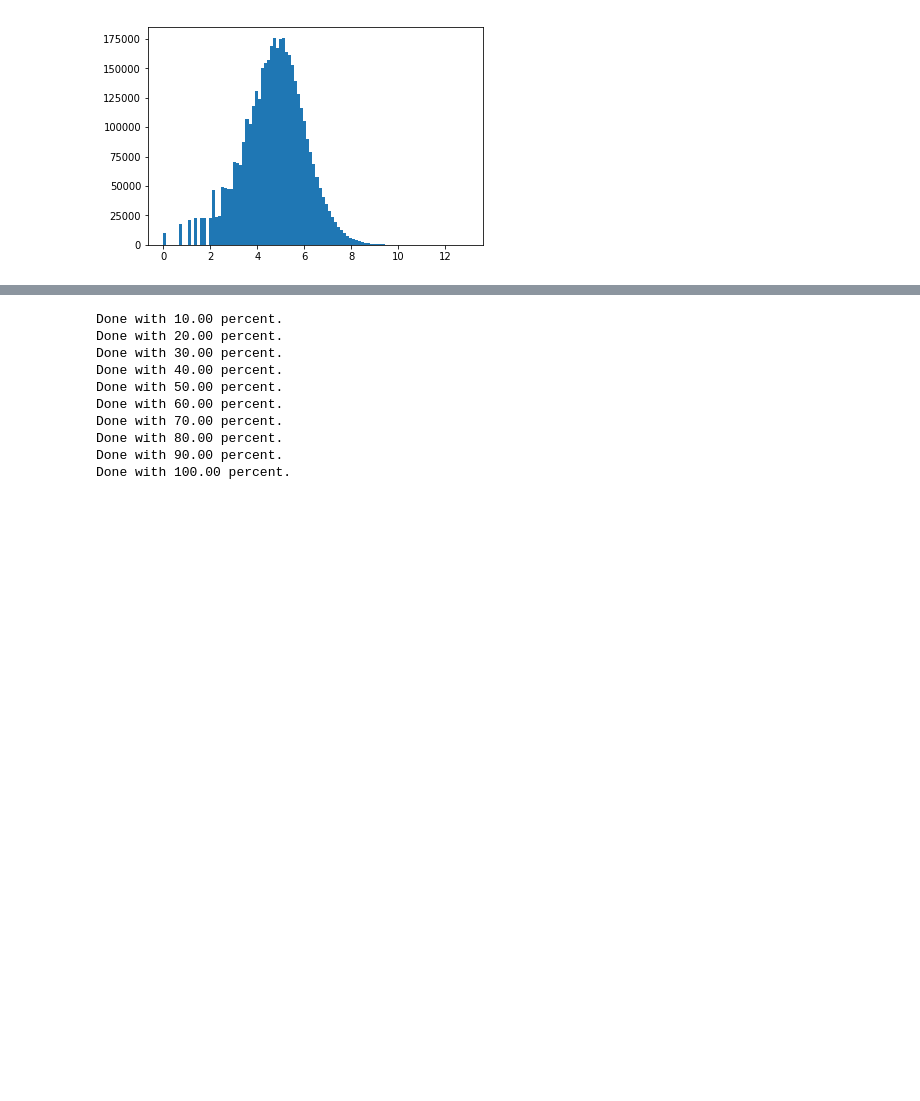
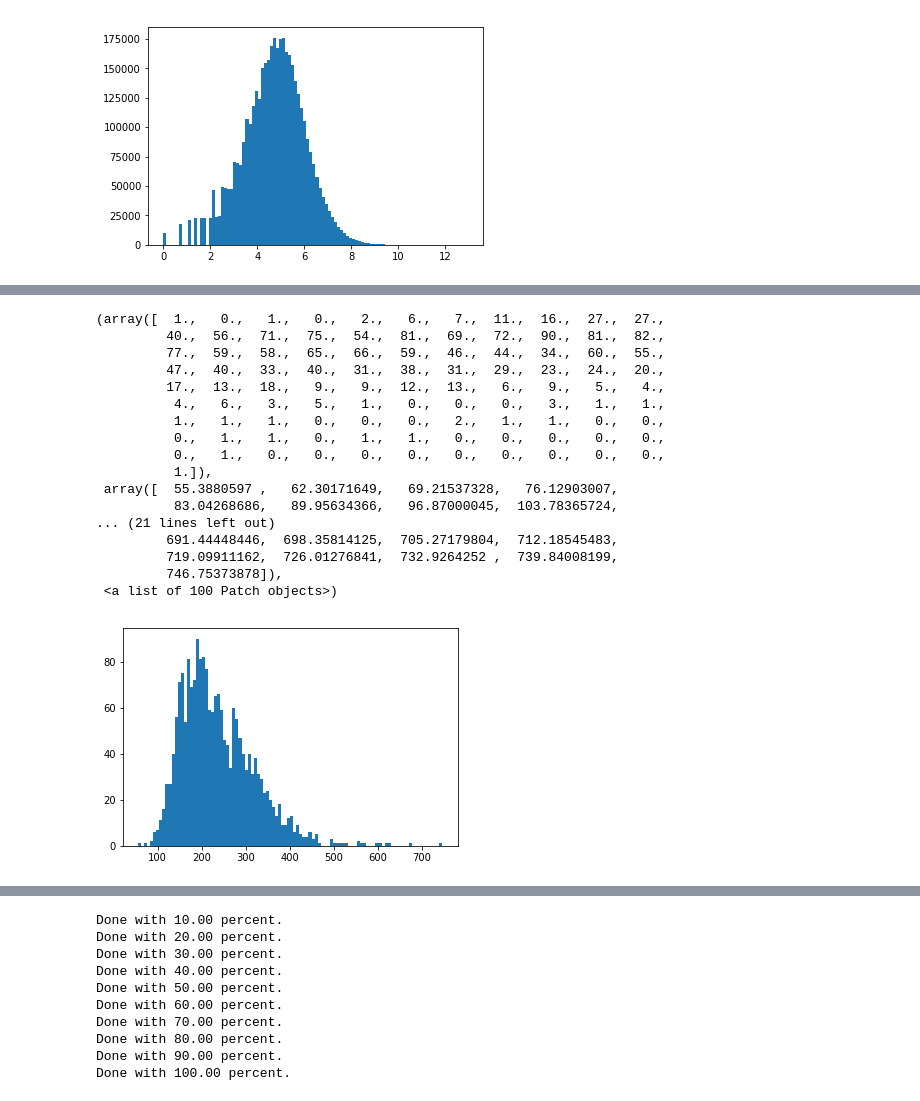
Before and after one commit to kandluis/ipython, a Jupyter notebook: Wikipedia API.ipynb, the cells around one changed output, grey strips where cells are left out. Drawn from its saved outputs; the diff is of its cells as text; code cells hidden in the pictures; blank space fills up the shorter version.

```diff
--- a/Wikipedia API.ipynb
+++ b/Wikipedia API.ipynb
@@ -666,0 +354,22 @@ def extract_expected_and_preds(predictions, df, column='log_plays'):
+# %%
+# Plot the plays by artist.
+plt.hist(by_artist['plays'], bins=100)
+# %% [output]
+(array([  1.,   0.,   1.,   0.,   2.,   6.,   7.,  11.,  16.,  27.,  27.,
+         40.,  56.,  71.,  75.,  54.,  81.,  69.,  72.,  90.,  81.,  82.,
+         77.,  59.,  58.,  65.,  66.,  59.,  46.,  44.,  34.,  60.,  55.,
+         47.,  40.,  33.,  40.,  31.,  38.,  31.,  29.,  23.,  24.,  20.,
+         17.,  13.,  18.,   9.,   9.,  12.,  13.,   6.,   9.,   5.,   4.,
+          4.,   6.,   3.,   5.,   1.,   0.,   0.,   0.,   3.,   1.,   1.,
+          1.,   1.,   1.,   0.,   0.,   0.,   2.,   1.,   1.,   0.,   0.,
+          0.,   1.,   1.,   0.,   1.,   1.,   0.,   0.,   0.,   0.,   0.,
+          0.,   1.,   0.,   0.,   0.,   0.,   0.,   0.,   0.,   0.,   0.,
+          1.]),
+ array([  55.3880597 ,   62.30171649,   69.21537328,   76.12903007,
+          83.04268686,   89.95634366,   96.87000045,  103.78365724,
+... (21 lines left out)
+         691.44448446,  698.35814125,  705.27179804,  712.18545483,
+         719.09911162,  726.01276841,  732.9264252 ,  739.84008199,
+         746.75373878]),
+ <a list of 100 Patch objects>)
+[figure, added]
```
Also changed, not shown: parts of 83 cells of this notebook.
